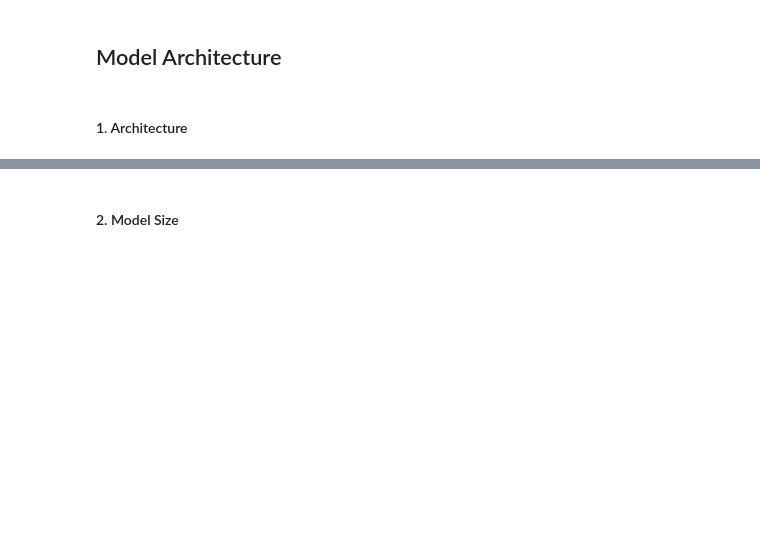
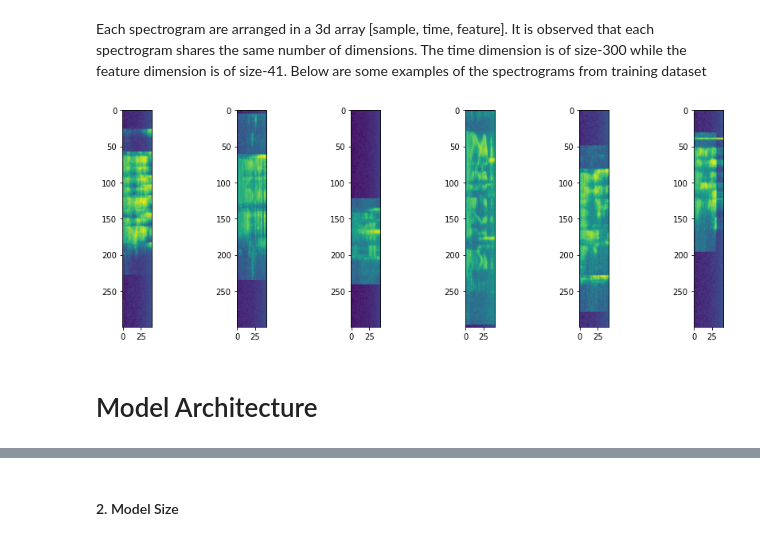
Before and after one commit to MichaelCheung105/speech-to-intent, a Jupyter notebook: docs/Report.ipynb, the cells around one changed output, grey strips where cells are left out. Cells and saved outputs as stored; diff of their text form; code cells hidden in the pictures; blank space fills up the shorter version.

```diff
--- a/docs/Report.ipynb
+++ b/docs/Report.ipynb
@@ -37,4 +44,10 @@ for i, key in enumerate(data.keys()):
+# %% [markdown]
+Each spectrogram are arranged in a 3d array [sample, time, feature]. It is observed that each spectrogram shares the same number of dimensions. The time dimension is of size-300 while the feature dimension is of size-41. Below are some examples of the spectrograms from training dataset
+# %%
+fig, axes = plt.subplots(ncols=6, figsize=(15,5))
+for i, index in enumerate(np.random.choice(a=data['train']['f0'].shape[0], size=6)):
+    axes[i].imshow(data['train']['f0'][index])
+# %% [output]
+[figure, added]
 # %% [markdown]
-## Model Architecture
+# Model Architecture
-# %% [markdown]
-#### 1. Architecture
```
Also changed, not shown: parts of 33 cells of this notebook.
